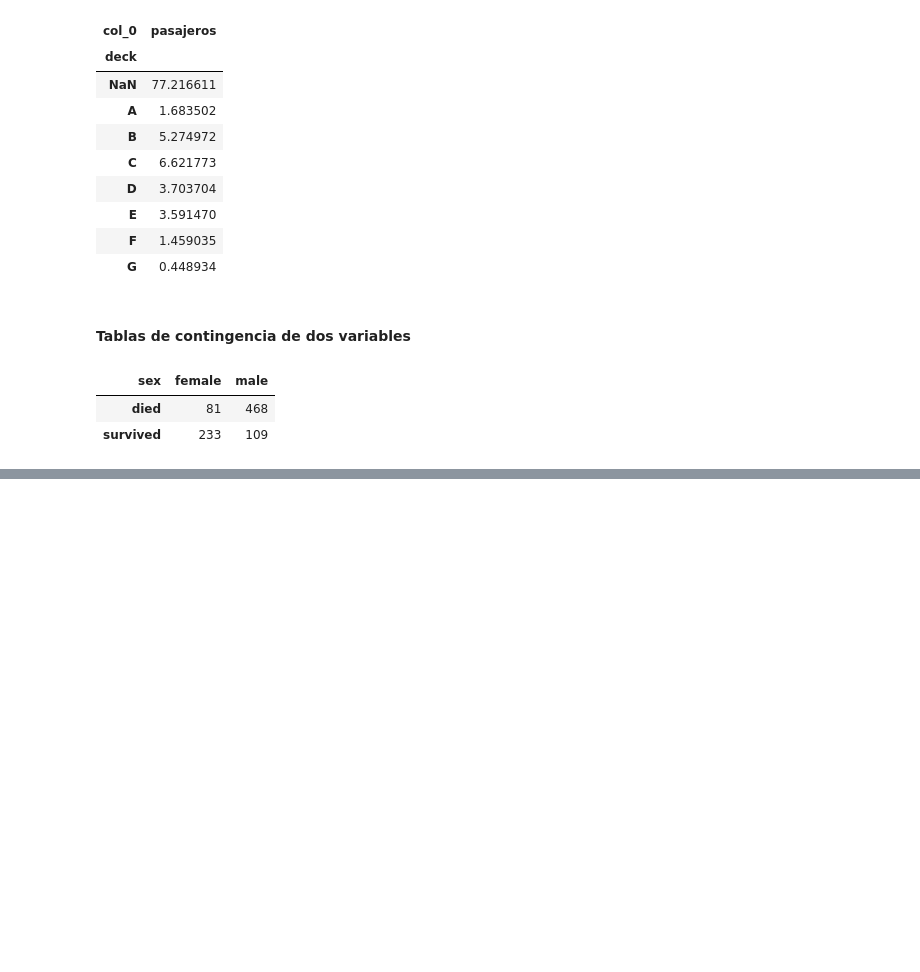
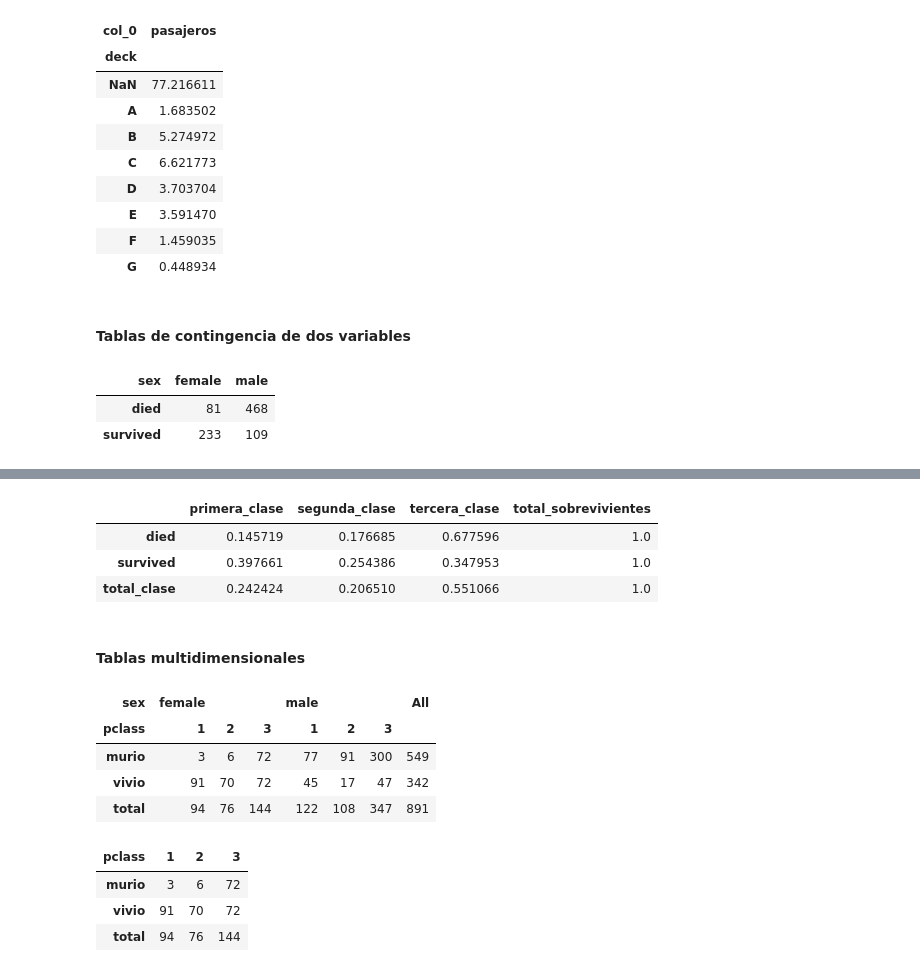
Before and after one commit to sebastian9610/Frogames, a Jupyter notebook: Estadistica-Descriptiva-RStudio-y-Python/EstDescriptiva-Datos-Cualitativos/Apuntes-Cualitativos.ipynb, the cells around one changed output, grey strips where cells are left out. Saved outputs shown, nothing was run; the diff lists cells and outputs as text; code cells hidden in the pictures; blank space fills up the shorter version.

```diff
--- a/Estadistica-Descriptiva-RStudio-y-Python/EstDescriptiva-Datos-Cualitativos/Apuntes.ipynb
+++ b/Estadistica-Descriptiva-RStudio-y-Python/EstDescriptiva-Datos-Cualitativos/Apuntes-Cualitativos.ipynb
@@ -109,0 +146,26 @@ df_survived_sex
+# %%
+df_survived_class.div(df_survived_class['total_sobrevivientes'], axis=0)
+# %% [output]
+|  | primera_clase | segunda_clase | tercera_clase | total_sobrevivientes |
+| died | 0.145719 | 0.176685 | 0.677596 | 1.0 |
+| survived | 0.397661 | 0.254386 | 0.347953 | 1.0 |
+| total_clase | 0.242424 | 0.206510 | 0.551066 | 1.0 |
+# %% [markdown]
+#### Tablas multidimensionales
+# %%
+df_surv_sex = pd.crosstab(index=df_titanic['survived'], columns=[df_titanic['sex'], df_titanic['pclass']], margins=True)
+df_surv_sex.index = ['murio', 'vivio', 'total']
+df_surv_sex
+# %% [output]
+| sex | female |  |  | male |  |  | All |
+| pclass | 1 | 2 | 3 | 1 | 2 | 3 |  |
+| murio | 3 | 6 | 72 | 77 | 91 | 300 | 549 |
+| vivio | 91 | 70 | 72 | 45 | 17 | 47 | 342 |
+| total | 94 | 76 | 144 | 122 | 108 | 347 | 891 |
+# %%
+df_surv_sex['female']
+# %% [output]
+| pclass | 1 | 2 | 3 |
+| murio | 3 | 6 | 72 |
+| vivio | 91 | 70 | 72 |
+| total | 94 | 76 | 144 |
```
Also changed, not shown: parts of 7 cells of this notebook, 1 other file.
